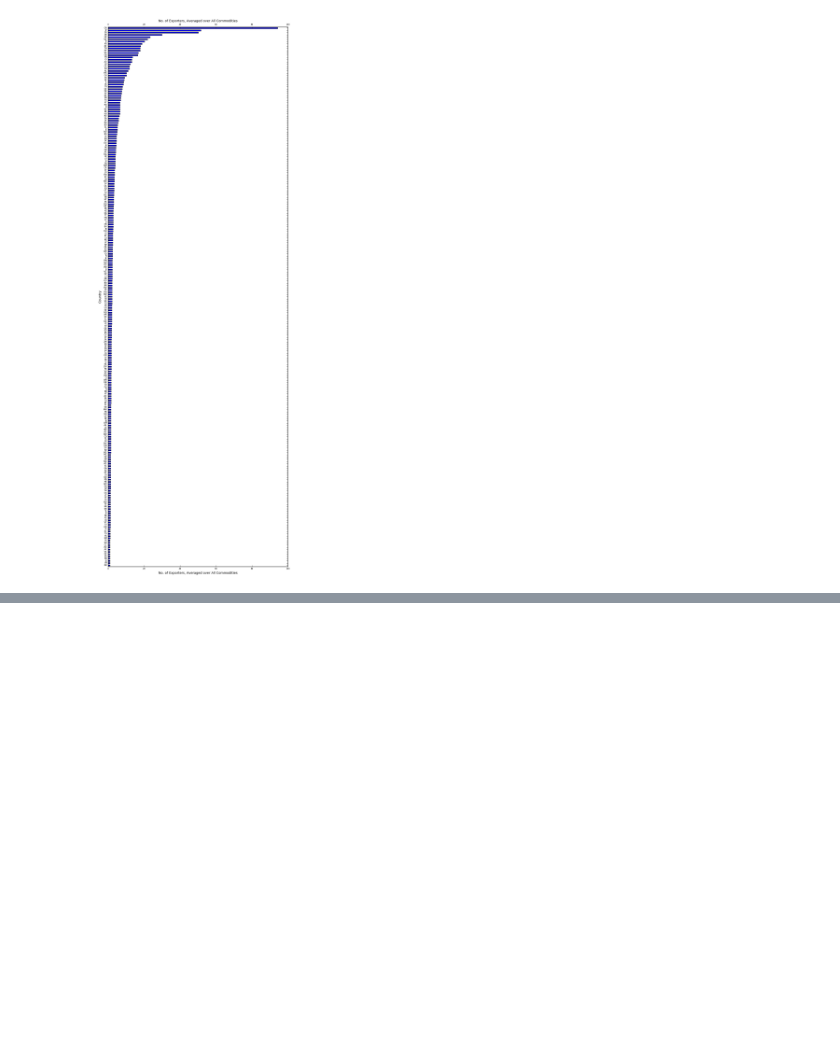
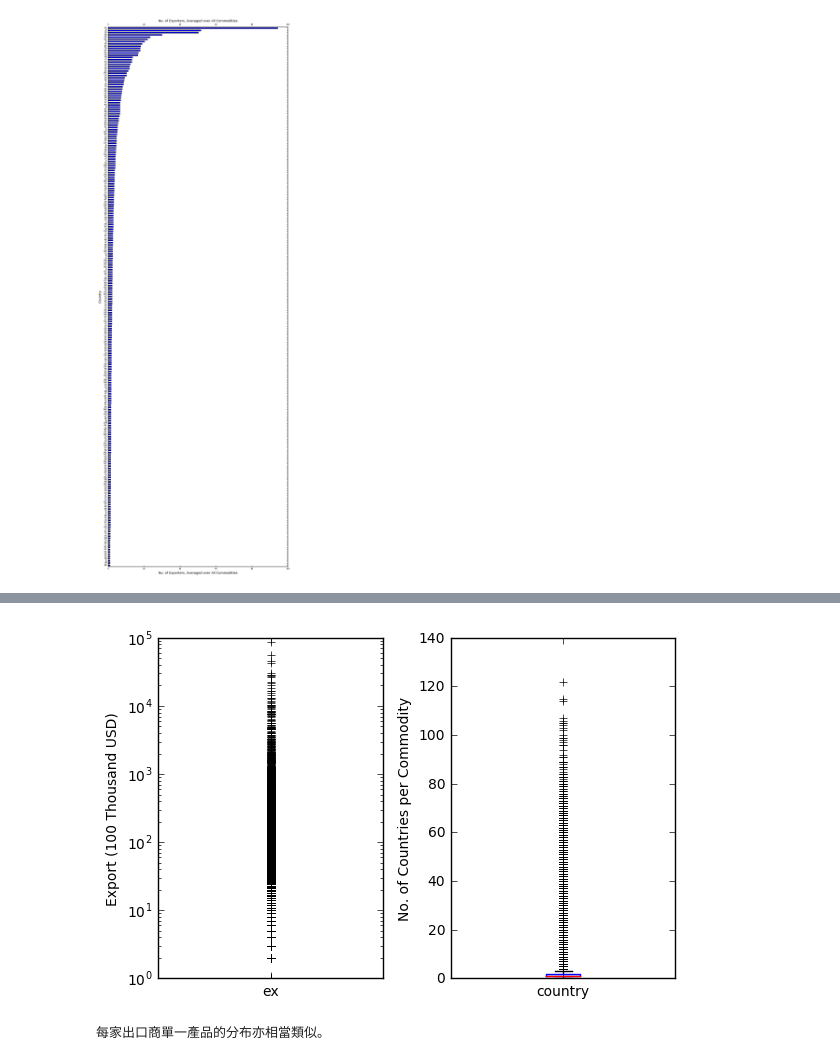
Before and after one commit to lincht/TradeModel, a Jupyter notebook: exportstats.ipynb, the cells around one changed output, grey strips where cells are left out. Drawn from its saved outputs; the diff is of its cells as text; code cells hidden in the pictures; blank space fills up the shorter version.

```diff
--- a/exportstats.ipynb
+++ b/exportstats.ipynb
@@ -150,0 +210,16 @@ HK              23
+# %%
+com_stats_code = df.loc['2015', :].groupby(['ban', 'code']).agg({'country': 'nunique', 'ex': 'sum'})
+
+fig, axes = plt.subplots(nrows=1, ncols=2)
+com_stats_code['ex'].plot(ax=axes[0], kind='box')
+com_stats_code['country'].plot(ax=axes[1], kind='box')
+axes[0].set_yscale('log')
+axes[0].set_ylabel('Export (100 Thousand USD)')
+axes[1].set_ylabel('No. of Countries per Commodity')
+plt.tight_layout()
+plt.show()
+
+print('每家出口商單一產品的分布亦相當類似。')
+# %% [output]
+[figure, added]
+每家出口商單一產品的分布亦相當類似。
```
Also changed, not shown: parts of 6 cells of this notebook.
